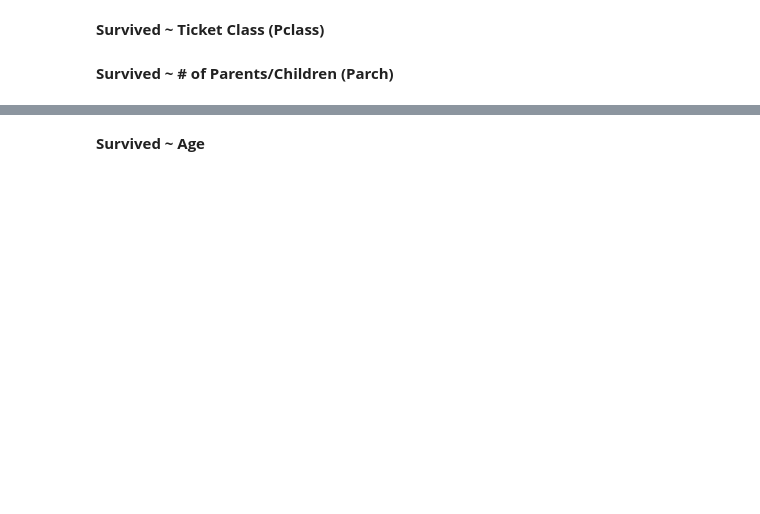
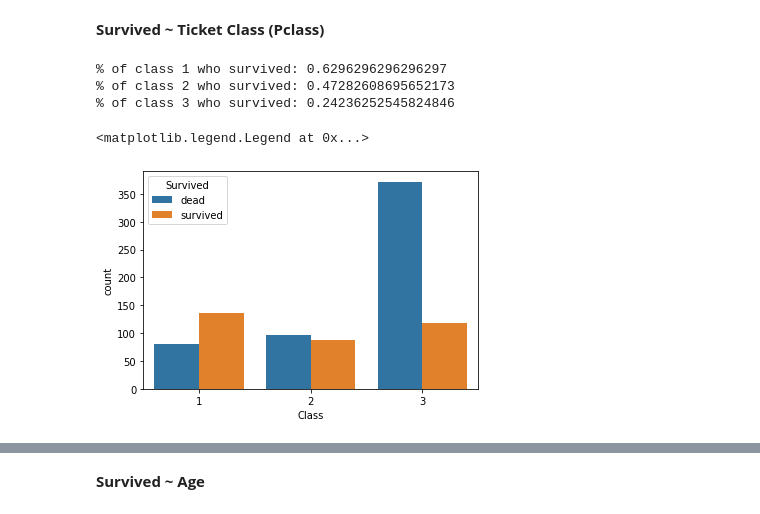
Before and after one commit to NoamRI/Titanic-Kaggle-Competiton, a Jupyter notebook: titanic.ipynb, the cells around one changed output, grey strips where cells are left out. Saved outputs shown, nothing was run; the diff lists cells and outputs as text; code cells hidden in the pictures; blank space fills up the shorter version.

```diff
--- a/titanic.ipynb
+++ b/titanic.ipynb
@@ -457,19 +448,25 @@ Helps us to understand better how the data are behaving
 # %% [markdown]
 **Survived ~ Ticket Class (Pclass)**
 # %%
-# class1 = train_data.loc[train_data.Pclass == 1]['Survived']
-# rate_class1 = sum(class1) / len(class1)
+class1 = train_data.loc[train_data.Pclass == 1]['Survived']
+rate_class1 = sum(class1) / len(class1)
 
-# class2 = train_data.loc[train_data.Pclass == 2]['Survived']
-# rate_class2 = sum(class2) / len(class2)
+class2 = train_data.loc[train_data.Pclass == 2]['Survived']
+rate_class2 = sum(class2) / len(class2)
 
-# class3 = train_data.loc[train_data.Pclass == 3]['Survived']
-# rate_class3 = sum(class3) / len(class3)
+class3 = train_data.loc[train_data.Pclass == 3]['Survived']
+rate_class3 = sum(class3) / len(class3)
 
-# print("% of class 1 who survived:", rate_class1)
-# print("% of class 2 who survived:", rate_class2)
-# print("% of class 3 who survived:", rate_class3)
+print("% of class 1 who survived:", rate_class1)
+print("% of class 2 who survived:", rate_class2)
+print("% of class 3 who survived:", rate_class3)
 
-# sns.countplot(x = 'Pclass', data = train_data, hue = 'Survived')
+sns.countplot(x = 'Pclass', data = train_data, hue = 'Survived')
+plt.xlabel("Class")
+plt.legend(labels = ['dead', 'survived'], title = 'Survived')
+# %% [output]
+% of class 1 who survived: 0.6296296296296297
+% of class 2 who survived: 0.47282608695652173
+% of class 3 who survived: 0.24236252545824846
+<matplotlib.legend.Legend at 0x...>
+[figure, added]
-# %% [markdown]
-**Survived ~ # of Parents/Children (Parch)**
```
Also changed, not shown: parts of 40 cells of this notebook.
